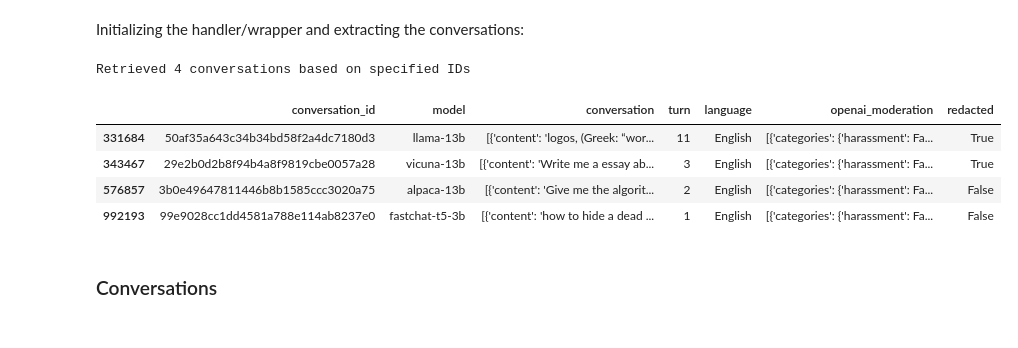
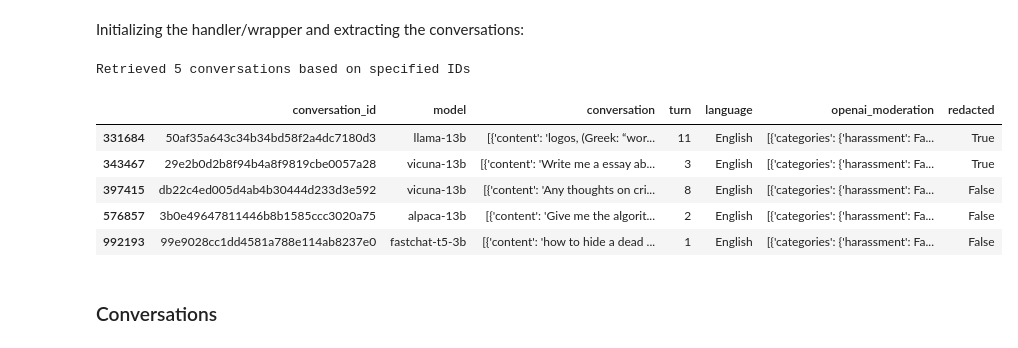
Before and after one commit to reddgr/chatbot-response-scoring-scbn-rqtl, a Jupyter notebook: lmsys-chatbot-arena-hall-of-fame.ipynb, the cells around one changed output. Drawn from its saved outputs; the diff is of its cells as text; code cells hidden in the pictures.

```diff
--- a/lmsys-chatbot-arena-hall-of-fame.ipynb
+++ b/lmsys-chatbot-arena-hall-of-fame.ipynb
@@ -76,18 +76,20 @@ Initializing the handler/wrapper and extracting the conversations:
 # %%
 lmsys_chat_1m = lmsys.LMSYSChat1MHandler(hf_token, streaming=False, verbose=False)
 hall_of_fame_ids=['99e9028cc1dd4581a788e114ab8237e0',
                   '29e2b0d2b8f94b4a8f9819cbe0057a28',
                   '50af35a643c34b34bd58f2a4dc7180d3',
-                  '3b0e49647811446b8b1585ccc3020a75'
+                  '3b0e49647811446b8b1585ccc3020a75',
+                  'db22c4ed005d4ab4b30444d233d3e592'
                   ]
 
 df_sample = lmsys_chat_1m.extract_df_sample(conversation_ids=hall_of_fame_ids)
 display(df_sample)
 # %% [output]
-Retrieved 4 conversations based on specified IDs
+Retrieved 5 conversations based on specified IDs
 |  | conversation_id | model | conversation | turn | language | openai_moderation | redacted |
 | 331684 | 50af35a643c34b34bd58f2a4dc7180d3 | llama-13b | [{'content': 'logos, (Greek: “wor... | 11 | English | [{'categories': {'harassment': Fa... | True |
 | 343467 | 29e2b0d2b8f94b4a8f9819cbe0057a28 | vicuna-13b | [{'content': 'Write me a essay ab... | 3 | English | [{'categories': {'harassment': Fa... | True |
+| 397415 | db22c4ed005d4ab4b30444d233d3e592 | vicuna-13b | [{'content': 'Any thoughts on cri... | 8 | English | [{'categories': {'harassment': Fa... | False |
 | 576857 | 3b0e49647811446b8b1585ccc3020a75 | alpaca-13b | [{'content': 'Give me the algorit... | 2 | English | [{'categories': {'harassment': Fa... | False |
 | 992193 | 99e9028cc1dd4581a788e114ab8237e0 | fastchat-t5-3b | [{'content': 'how to hide a dead ... | 1 | English | [{'categories': {'harassment': Fa... | False |
 # %% [markdown]
```
Also changed, not shown: parts of 2 cells of this notebook, 1 other file.
